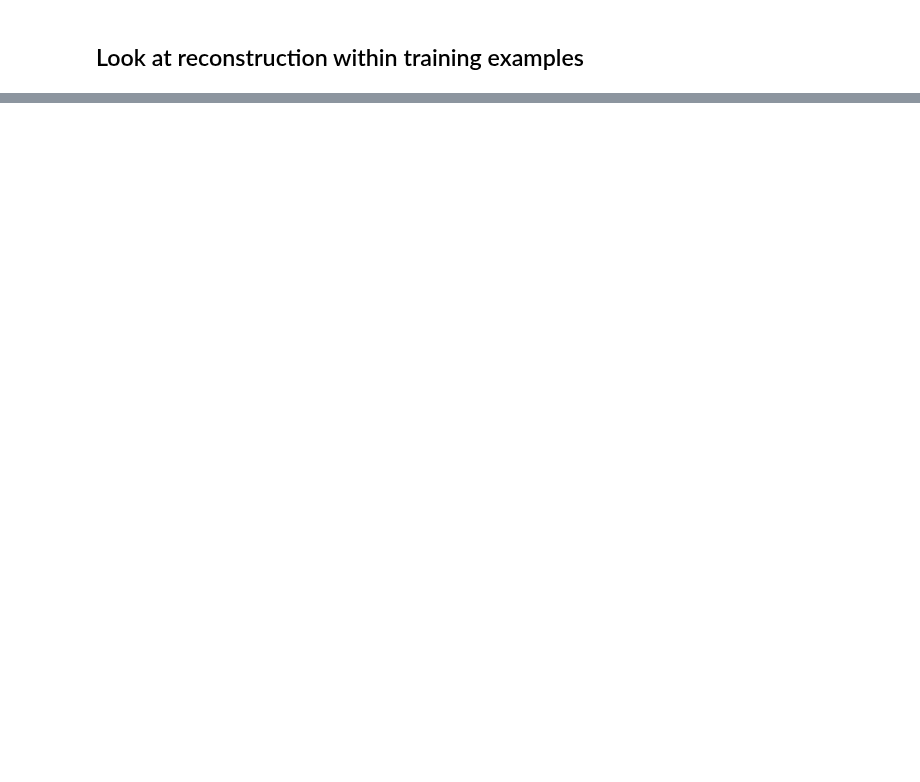
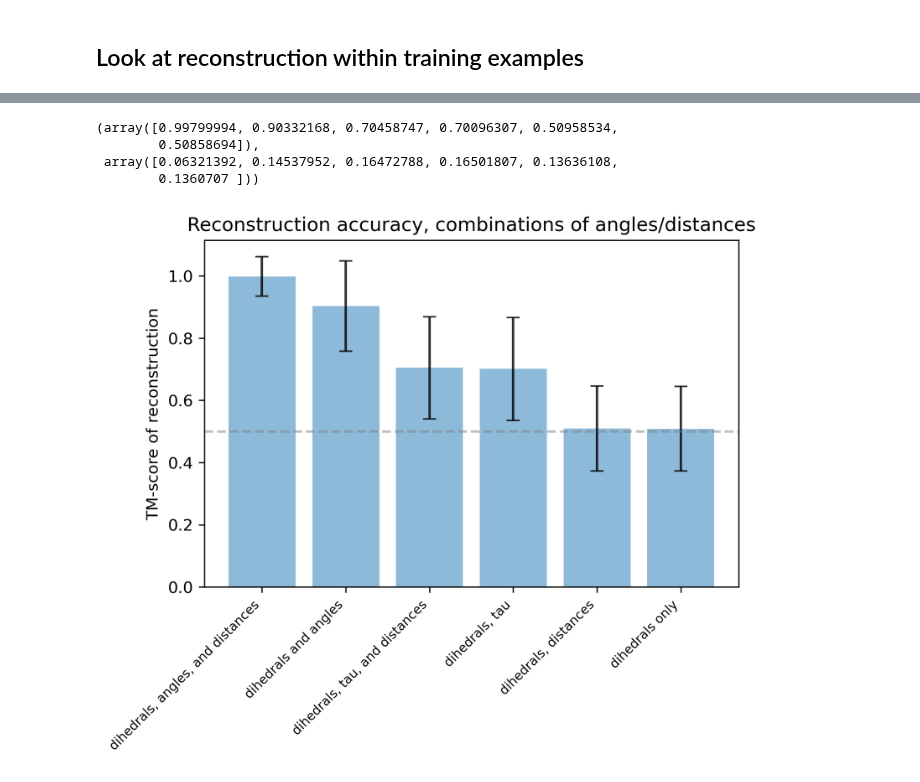
Before and after one commit to microsoft/foldingdiff, a Jupyter notebook: jupyter/requisite_internal_values.ipynb, the cells around one changed output, grey strips where cells are left out. Cells and saved outputs as stored; diff of their text form; code cells hidden in the pictures; blank space fills up the shorter version.

```diff
--- a/jupyter/requisite_internal_values.ipynb
+++ b/jupyter/requisite_internal_values.ipynb
@@ -275,0 +341,5 @@ fig.show()
+# %%
+reconstruction_scores = pd.DataFrame(
+    per_angle_dist_results
+)
+reconstruction_scores
@@ -275,0 +360,26 @@ fig.show()
+# %%
+np.nanmean(reconstruction_scores, axis=0), np.nanstd(reconstruction_scores, axis=0)
+# %% [output]
+(array([0.99799994, 0.90332168, 0.70458747, 0.70096307, 0.50958534,
+        0.50858694]),
+ array([0.06321392, 0.14537952, 0.16472788, 0.16501807, 0.13636108,
+        0.1360707 ]))
+# %%
+fig, ax = plt.subplots(dpi=300)
+ax.bar(
+    np.arange(reconstruction_scores.shape[1]),
+    np.nanmean(reconstruction_scores, axis=0),
+    yerr=np.nanstd(reconstruction_scores, axis=0),
+    alpha=0.5,
+    error_kw={"capsize": 4.0, "color": 'grey', "alpha": 0.8},
+)
+ax.set_xticks(list(range(6)))
+ax.set_xticklabels(reconstruction_scores.columns, rotation=45, ha='right', size=8)
+ax.axhline(0.5, linestyle='--', color='grey', alpha=0.5)
+ax.set(
+    ylabel="TM-score of reconstruction",
+    title="Reconstruction accuracy, combinations of angles/distances",
+)
+fig.show()
+# %% [output]
+[figure, added]
```
Also changed, not shown: parts of 10 cells of this notebook.
